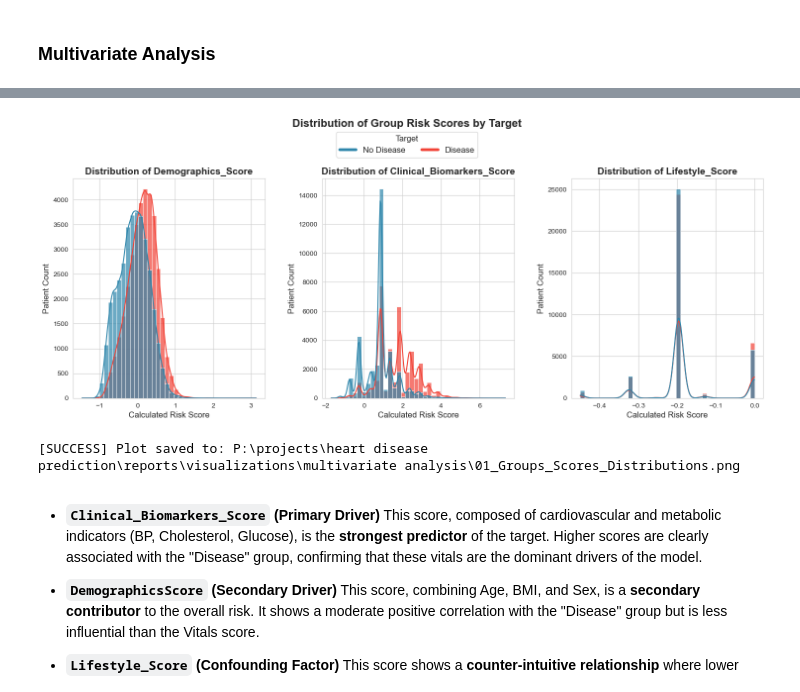
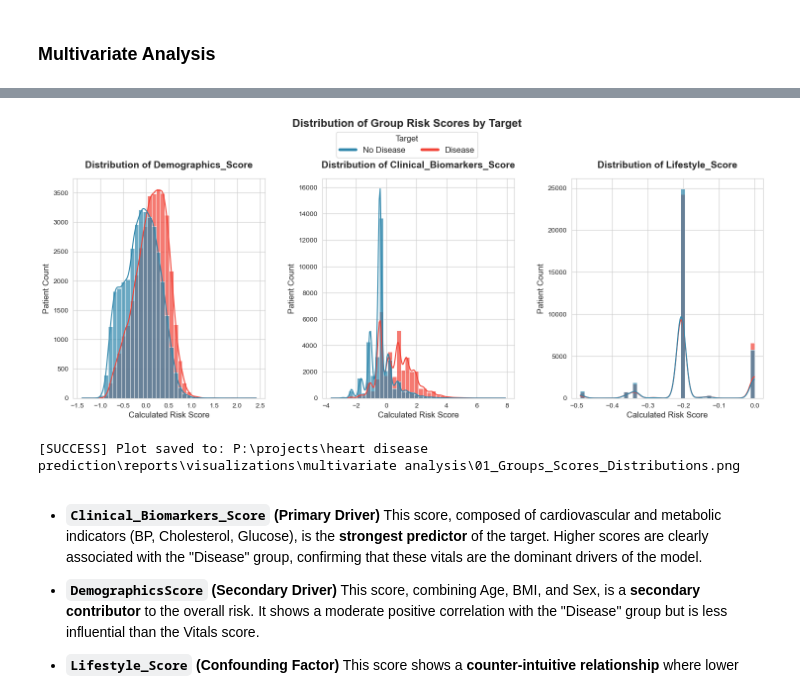
Before and after one commit to Ychandrasekharrao/heart-disease, a Jupyter notebook: src/notebooks/data_analysis.ipynb, the cells around one changed output, grey strips where cells are left out. Saved outputs shown, nothing was run; the diff lists cells and outputs as text; code cells hidden in the pictures.

```diff
--- a/src/notebooks/data_analysis.ipynb
+++ b/src/notebooks/data_analysis.ipynb
@@ -322,4 +496,18 @@ Imputing missing + out-of-range values with IterativeImputer...
 # %% [markdown]
 ### Feature Engineering
+# %%
+# Convert Age from days to years with improved handling
+if 'Age' in df.columns:
+    # Use 365.25 days to account for leap years
+    # Convert to numeric first to handle any non-numeric values
+    df['Age'] = pd.to_numeric(df['Age'], errors='coerce')
+
+    # Convert from days to years, round to nearest integer
+    df['Age'] = (df['Age'] / 365.25).round().astype(int)
+
+    # Rename column to reflect the new unit
+    df.rename(columns={'Age': 'Age_Years'}, inplace=True)
+
+    print(f"Converted Age from days to years ({df['Age_Years'].notna().sum()} values processed)")
 # %%
 # ---------------------------
@@ -1620,5 +2229,5 @@ display(results_df)
 ### Multivariate Analysis
 # %%
 # Drop unwanted columns with errors='ignore' for robustness
-df = df.drop(['Age_Group', 'BMI_Category','BP_label' ], axis=1, errors='ignore')
+df = df.drop(['Age_Group', 'BMI_Category','BP_label','BP_LEVEL' ], axis=1, errors='ignore')
 # %%
@@ -1757,7 +2366,7 @@ scored_df = df.copy()
 # ---------------------------
 groups_by_original_features = {
     'Demographics_Score': ['Age_Years', 'Sex', 'BMI'],
-    'Clinical_Biomarkers_Score': ['Cholesterol_Level', 'Glucose_Level', 'BP_level', 'Pulse_Pressure'],
+    'Clinical_Biomarkers_Score': ['Cholesterol_Level', 'Glucose_Level', 'Systolic_BP', 'Diastolic_BP', 'Pulse_Pressure'],
     'Lifestyle_Score': ['Smoking_Status', 'Alcohol_Intake', 'Physical_Activity']
 }
 
@@ -1765,17 +2374,23 @@ groups_by_original_features = {
 # Preprocess data
 # ---------------------------
 X = df.drop(columns=[target_column])
-X_transformed = preprocessor.transform(X)
+# Use the fitted preprocessor from the pipeline
+fitted_preprocessor = pipeline.named_steps['preprocessor']
+X_transformed = fitted_preprocessor.transform(X)
 
 # Convert sparse to dense if needed
 if hasattr(X_transformed, "toarray"):
-    X_transformed = X_transformed.toarray()
-
-df_transformed = pd.DataFrame(
-    X_transformed,
-    columns=preprocessor.get_feature_names_out(),
-    index=df.index
-)
+    df_transformed = pd.DataFrame(
+        X_transformed.toarray(),
+        columns=fitted_preprocessor.get_feature_names_out(),
+        index=df.index
+    )
+else:
+    df_transformed = pd.DataFrame(
+        X_transformed,
+        columns=fitted_preprocessor.get_feature_names_out(),
+        index=df.index
+    )
 
 # ---------------------------
 # Compute scores
@@ -1818,39 +2433,39 @@ for i, score_col in enumerate(score_columns):
         alpha=0.7,
         ax=ax
     )
-    ax.set_title(f'Distribution of {score_col}', fontsize=14, fontweight='bold')
+    ax.set_title(f'Distribution of {score_col}', fontsize=14, fontweight='bold', pad=15)
     ax.set_xlabel('Calculated Risk Score', fontsize=12)
     ax.set_ylabel('Patient Count', fontsize=12)
     if ax.get_legend() is not None:
         ax.get_legend().remove()
 
 # ---------------------------
 # Title + Shared Legend
 # ---------------------------
 fig.suptitle('Distribution of Group Risk Scores by Target', fontsize=16, fontweight='bold', y=1.05)
 
-handles = [Line2D([0],[0], color=c, lw=4) for c in palette.values()]
+handles = [Line2D([0], [0], color=c, lw=4) for c in palette.values()]
 labels = list(palette.keys())
 fig.legend(handles, labels, title='Target', loc='upper center', ncol=2, frameon=True, fontsize=12, title_fontsize=12, bbox_to_anchor=(0.5, 1.02))
 
 # Adjust layout
 fig.subplots_adjust(top=0.85, wspace=0.3)
 
 # ---------------------------
 # Save figure robustly
 # ---------------------------
 PLOT_DIR = PROJECT_ROOT / 'reports' / 'visualizations' / 'multivariate analysis'
 PLOT_DIR.mkdir(parents=True, exist_ok=True)
 
 img_path = PLOT_DIR / '01_Groups_Scores_Distributions.png'
 if img_path.exists():
     img_path.unlink()
 
 plt.savefig(img_path, bbox_inches='tight', dpi=150)
 plt.show()
 print(f"[SUCCESS] Plot saved to: {img_path.resolve()}")
 # %% [output]
-[figure, old version]
+[figure, new version]
 [SUCCESS] Plot saved to: P:\projects\heart disease prediction\reports\visualizations\multivariate analysis\01_Groups_Scores_Distributions.png
 # %% [markdown]
 * **`Clinical_Biomarkers_Score` (Primary Driver)**
```
Also changed, not shown: parts of 36 cells of this notebook, 37 other files.
